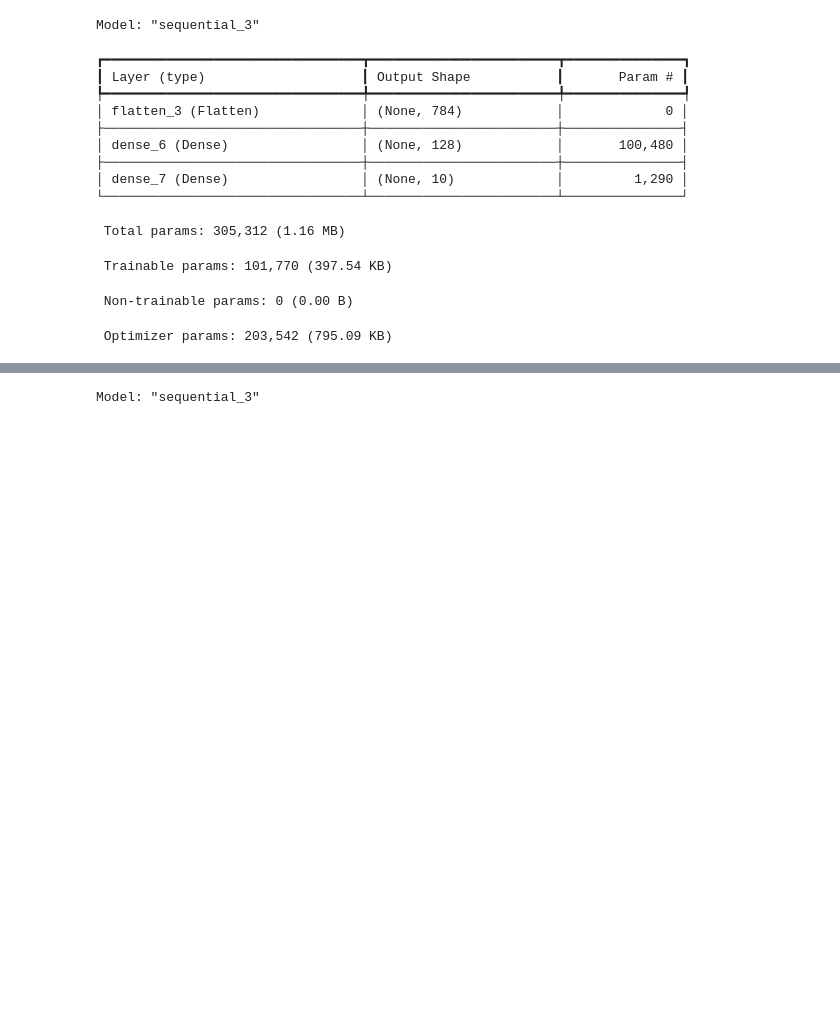
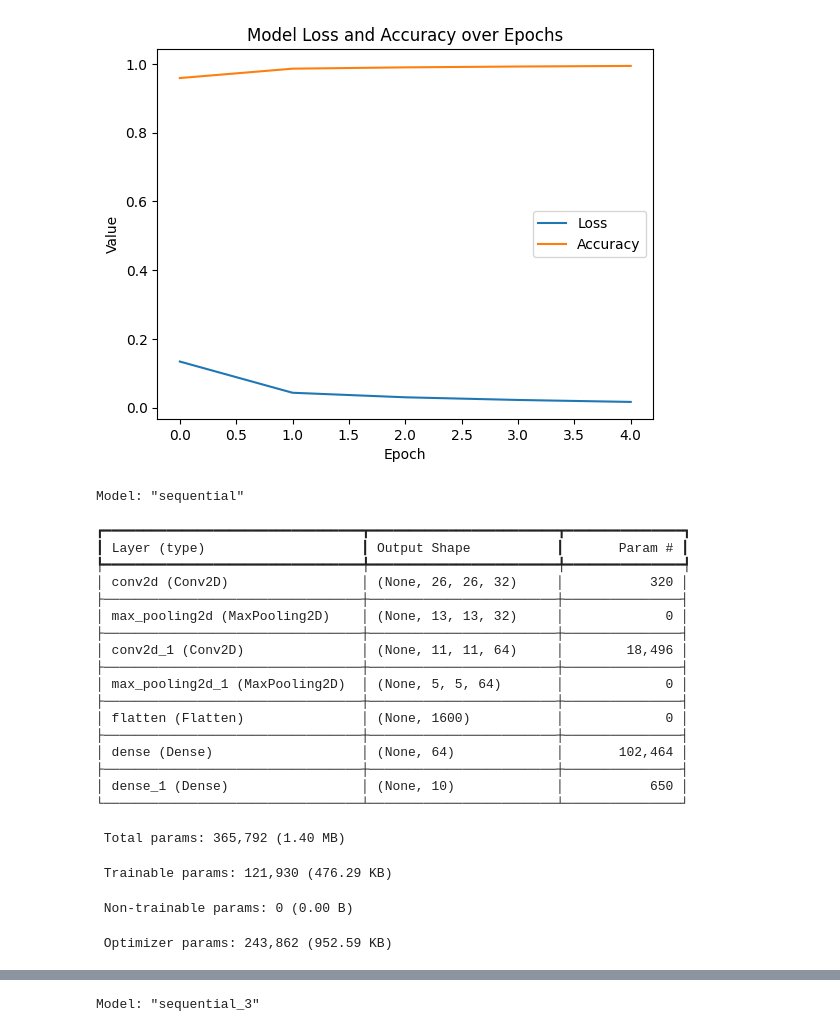
Before and after one commit to saswatisamal/PythonWithGenAI, a Jupyter notebook: ANNVsCNN.ipynb, the cells around one changed output, grey strips where cells are left out. Saved outputs shown, nothing was run; the diff lists cells and outputs as text; code cells hidden in the pictures; blank space fills up the shorter version.

```diff
--- a/ANNVsCNN.ipynb
+++ b/ANNVsCNN.ipynb
@@ -29,11 +32,14 @@ prediction=model.predict(x_test)
 print(f'y_original: {y_test[0]},y_predicted:{np.argmax(prediction[0])}')
 
 #plot the loss, accuracy vs no of epochs
-#plt.plot(history.history['loss'],label='loss')
-#plt.plot(history.history['accuracy'],label='accuracy')
-#plt.xlabel('epoch')
-#plt.ylabel('loss')
-#plt.legend()
-#plt.show()
+# Plot the loss and accuracy vs number of epochs
+plt.plot(history.history['loss'], label='Loss')
+plt.plot(history.history['accuracy'], label='Accuracy')
+plt.xlabel('Epoch')
+plt.ylabel('Value')
+plt.legend()
+plt.title('Model Loss and Accuracy over Epochs')
+plt.show()
+
 model.summary()
 # %% [output]
@@ -42,18 +58,27 @@ model.summary()
 y_original: 7,y_predicted:7
+[figure, added]
-Model: "sequential_3"
+Model: "sequential"
 ┏━━━━━━━━━━━━━━━━━━━━━━━━━━━━━━━━━┳━━━━━━━━━━━━━━━━━━━━━━━━┳━━━━━━━━━━━━━━━┓
 ┃ Layer (type)                    ┃ Output Shape           ┃       Param # ┃
 ┡━━━━━━━━━━━━━━━━━━━━━━━━━━━━━━━━━╇━━━━━━━━━━━━━━━━━━━━━━━━╇━━━━━━━━━━━━━━━┩
-│ flatten_3 (Flatten)             │ (None, 784)            │             0 │
+│ conv2d (Conv2D)                 │ (None, 26, 26, 32)     │           320 │
 ├─────────────────────────────────┼────────────────────────┼───────────────┤
-│ dense_6 (Dense)                 │ (None, 128)            │       100,480 │
+│ max_pooling2d (MaxPooling2D)    │ (None, 13, 13, 32)     │             0 │
 ├─────────────────────────────────┼────────────────────────┼───────────────┤
-│ dense_7 (Dense)                 │ (None, 10)             │         1,290 │
+│ conv2d_1 (Conv2D)               │ (None, 11, 11, 64)     │        18,496 │
+├─────────────────────────────────┼────────────────────────┼───────────────┤
+│ max_pooling2d_1 (MaxPooling2D)  │ (None, 5, 5, 64)       │             0 │
+├─────────────────────────────────┼────────────────────────┼───────────────┤
+│ flatten (Flatten)               │ (None, 1600)           │             0 │
+├─────────────────────────────────┼────────────────────────┼───────────────┤
+│ dense (Dense)                   │ (None, 64)             │       102,464 │
+├─────────────────────────────────┼────────────────────────┼───────────────┤
+│ dense_1 (Dense)                 │ (None, 10)             │           650 │
 └─────────────────────────────────┴────────────────────────┴───────────────┘
- Total params: 305,312 (1.16 MB)
+ Total params: 365,792 (1.40 MB)
- Trainable params: 101,770 (397.54 KB)
+ Trainable params: 121,930 (476.29 KB)
  Non-trainable params: 0 (0.00 B)
- Optimizer params: 203,542 (795.09 KB)
+ Optimizer params: 243,862 (952.59 KB)
 # %%
 import tensorflow as tf
 from tensorflow.keras import layers, models
```
Also changed, not shown: parts of 5 cells of this notebook.
